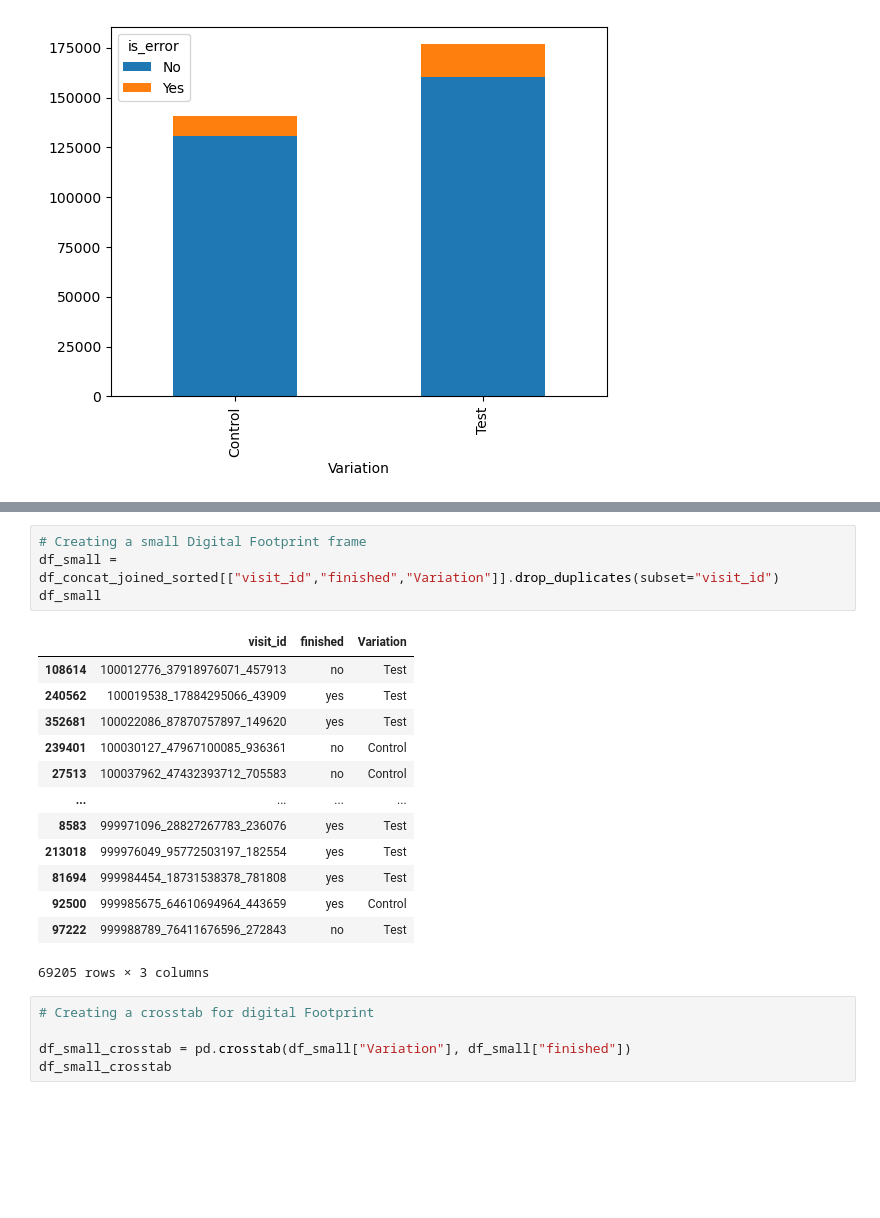
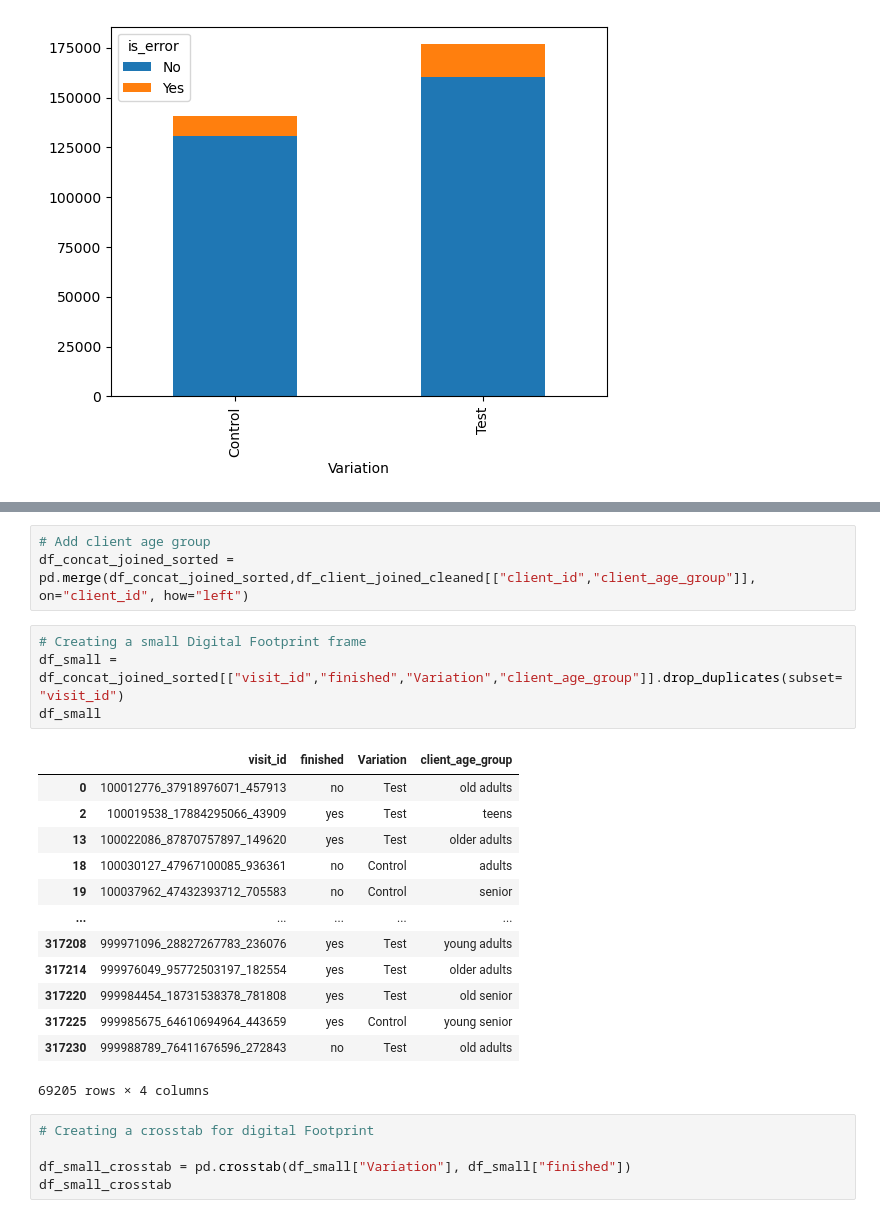
Before and after one commit to BigKawa/LinhSandraNeu, a Jupyter notebook: Datasets.ipynb, the cells around one changed output, grey strips where cells are left out. Cells and saved outputs as stored; diff of their text form; blank space fills up the shorter version.

```diff
--- a/Datasets.ipynb
+++ b/Datasets.ipynb
@@ -427,21 +398,24 @@ df_concat_joined_sorted[['client_id', 'date_time', 'process_step', 'previous_ste
+# %%
+# Add client age group
+df_concat_joined_sorted = pd.merge(df_concat_joined_sorted,df_client_joined_cleaned[["client_id","client_age_group"]], on="client_id", how="left")
 # %%
 # Creating a small Digital Footprint frame
-df_small = df_concat_joined_sorted[["visit_id","finished","Variation"]].drop_duplicates(subset="visit_id")
+df_small = df_concat_joined_sorted[["visit_id","finished","Variation","client_age_group"]].drop_duplicates(subset="visit_id")
 df_small
 # %% [output]
-|  | visit_id | finished | Variation |
-| 108614 | 100012776_37918976071_457913 | no | Test |
-| 240562 | 100019538_17884295066_43909 | yes | Test |
-| 352681 | 100022086_87870757897_149620 | yes | Test |
-| 239401 | 100030127_47967100085_936361 | no | Control |
-| 27513 | 100037962_47432393712_705583 | no | Control |
-| ... | ... | ... | ... |
-| 8583 | 999971096_28827267783_236076 | yes | Test |
-| 213018 | 999976049_95772503197_182554 | yes | Test |
-| 81694 | 999984454_18731538378_781808 | yes | Test |
-| 92500 | 999985675_64610694964_443659 | yes | Control |
-| 97222 | 999988789_76411676596_272843 | no | Test |
+|  | visit_id | finished | Variation | client_age_group |
+| 0 | 100012776_37918976071_457913 | no | Test | old adults |
+| 2 | 100019538_17884295066_43909 | yes | Test | teens |
+| 13 | 100022086_87870757897_149620 | yes | Test | older adults |
+| 18 | 100030127_47967100085_936361 | no | Control | adults |
+| 19 | 100037962_47432393712_705583 | no | Control | senior |
+| ... | ... | ... | ... | ... |
+| 317208 | 999971096_28827267783_236076 | yes | Test | young adults |
+| 317214 | 999976049_95772503197_182554 | yes | Test | older adults |
+| 317220 | 999984454_18731538378_781808 | yes | Test | old senior |
+| 317225 | 999985675_64610694964_443659 | yes | Control | young senior |
+| 317230 | 999988789_76411676596_272843 | no | Test | old adults |
-69205 rows × 3 columns
+69205 rows × 4 columns
 # %%
 # Creating a crosstab for digital Footprint
 
```
Also changed, not shown: parts of 13 cells of this notebook, 1 other file.
